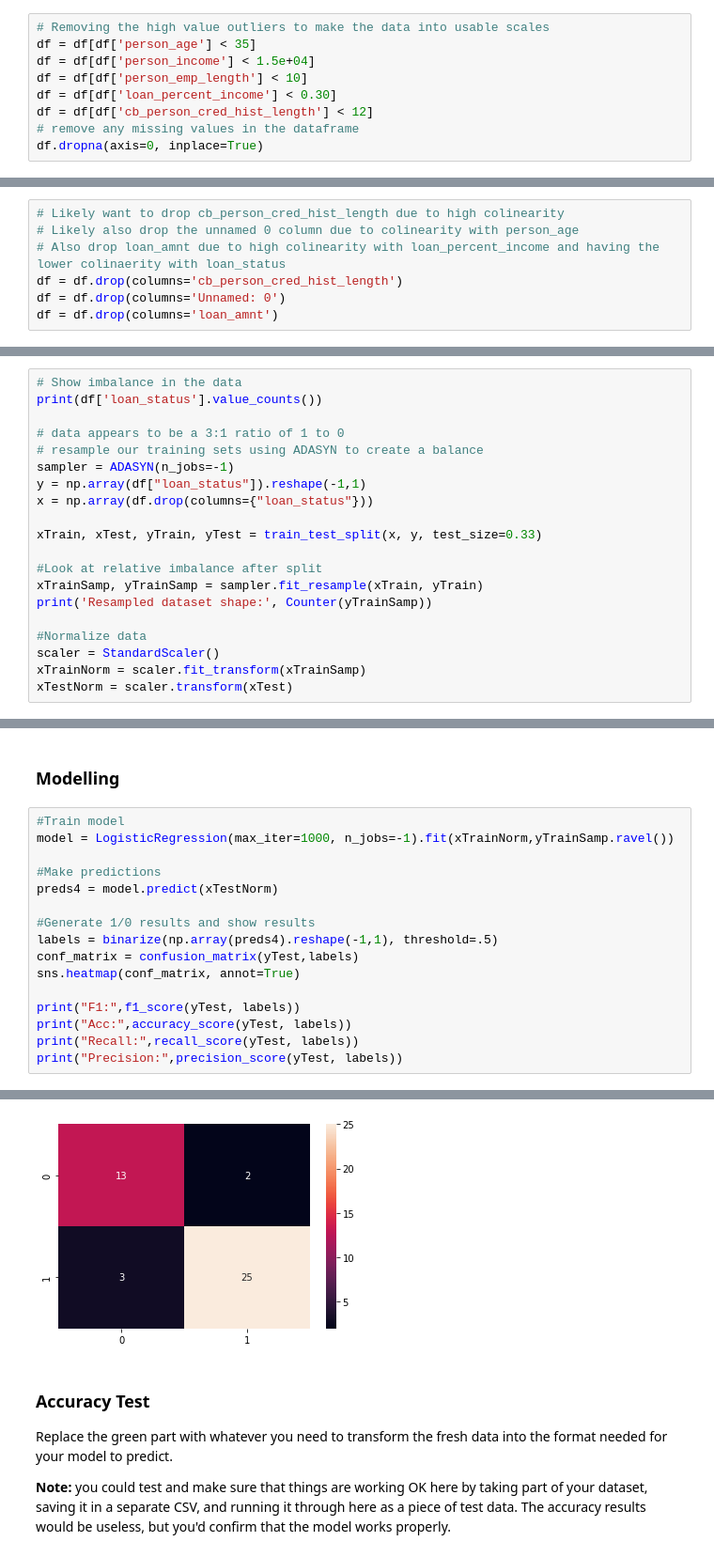
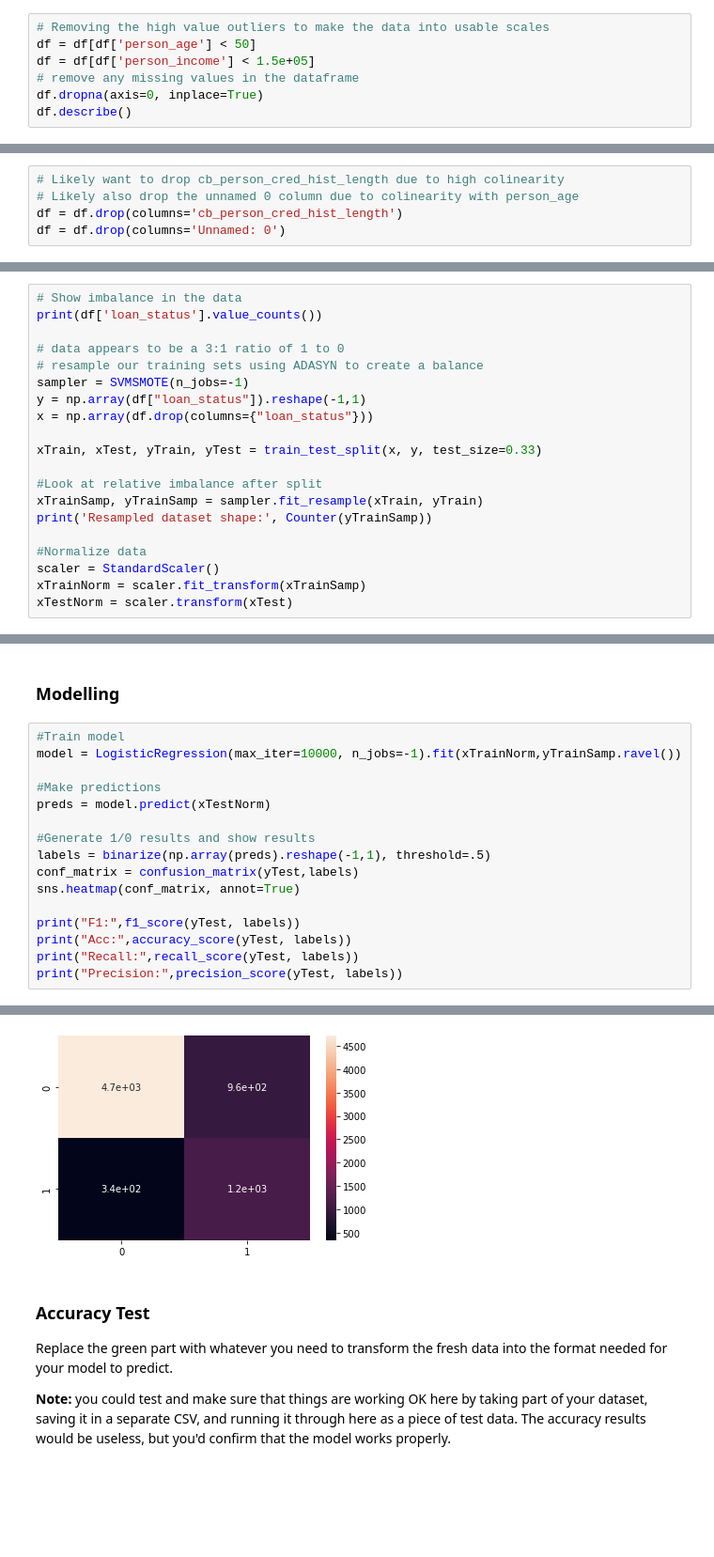
Before and after one commit to ASykes4/BSIP_Assignment_4_Students, a Jupyter notebook: asn4_start.ipynb, the cells around one changed output, grey strips where cells are left out. Shown at 94% size. Cells and saved outputs as stored; diff of their text form; blank space fills up the shorter version.

```diff
--- a/asn4_start.ipynb
+++ b/asn4_start.ipynb
@@ -77,11 +89,9 @@ df.sample(10)
 ### Filter the Outliers
 # %%
 # Removing the high value outliers to make the data into usable scales
-df = df[df['person_age'] < 35]
-df = df[df['person_income'] < 1.5e+04]
-df = df[df['person_emp_length'] < 10]
-df = df[df['loan_percent_income'] < 0.30]
-df = df[df['cb_person_cred_hist_length'] < 12]
+df = df[df['person_age'] < 50]
+df = df[df['person_income'] < 1.5e+05]
 # remove any missing values in the dataframe
 df.dropna(axis=0, inplace=True)
+df.describe()
 # %% [output]
@@ -120,10 +125,8 @@ corr.style.background_gradient().set_precision(2)
 # %%
 # Likely want to drop cb_person_cred_hist_length due to high colinearity
 # Likely also drop the unnamed 0 column due to colinearity with person_age
-# Also drop loan_amnt due to high colinearity with loan_percent_income and having the lower colinaerity with loan_status
 df = df.drop(columns='cb_person_cred_hist_length')
 df = df.drop(columns='Unnamed: 0')
-df = df.drop(columns='loan_amnt')
 # %%
 # Re-checking the correlations
 corr = df.corr()
@@ -168,7 +173,7 @@ print(df['loan_status'].value_counts())
 
 # data appears to be a 3:1 ratio of 1 to 0
 # resample our training sets using ADASYN to create a balance
-sampler = ADASYN(n_jobs=-1)
+sampler = SVMSMOTE(n_jobs=-1)
 y = np.array(df["loan_status"]).reshape(-1,1)
 x = np.array(df.drop(columns={"loan_status"}))
 
@@ -191,13 +196,13 @@ Resampled dataset shape: Counter({1: 63, 0: 62})
 ### Modelling
 # %%
 #Train model
-model = LogisticRegression(max_iter=1000, n_jobs=-1).fit(xTrainNorm,yTrainSamp.ravel())
+model = LogisticRegression(max_iter=10000, n_jobs=-1).fit(xTrainNorm,yTrainSamp.ravel())
 
 #Make predictions
-preds4 = model.predict(xTestNorm)
+preds = model.predict(xTestNorm)
 
 #Generate 1/0 results and show results
-labels = binarize(np.array(preds4).reshape(-1,1), threshold=.5)
+labels = binarize(np.array(preds).reshape(-1,1), threshold=.5)
 conf_matrix = confusion_matrix(yTest,labels)
 sns.heatmap(conf_matrix, annot=True)
 
@@ -213,4 +218,4 @@ Precision: 0.9259259259259259
-[figure, old version]
+[figure, new version]
 # %% [markdown]
 ### Accuracy Test
 
```
Also changed, not shown: parts of 9 cells of this notebook.
